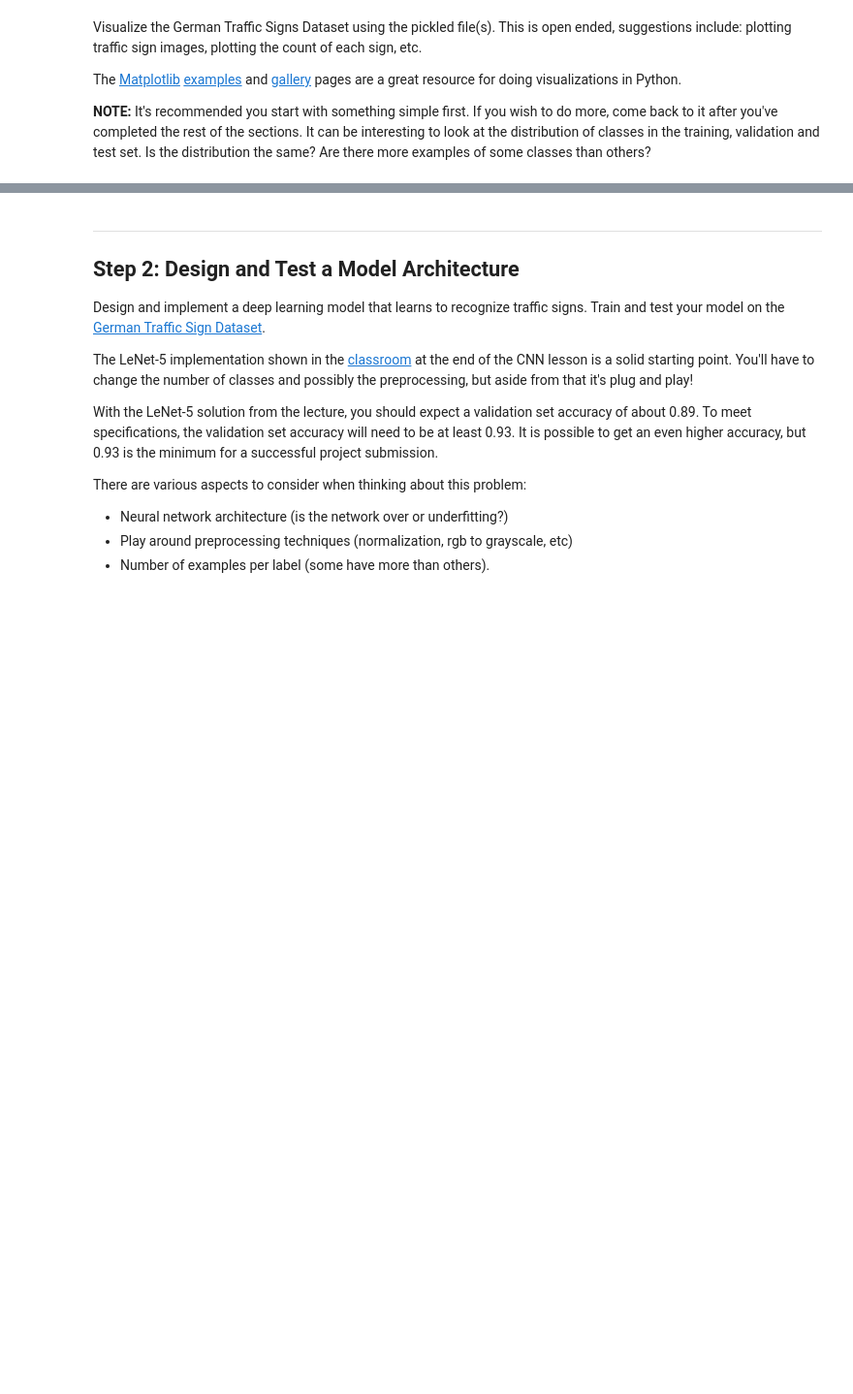
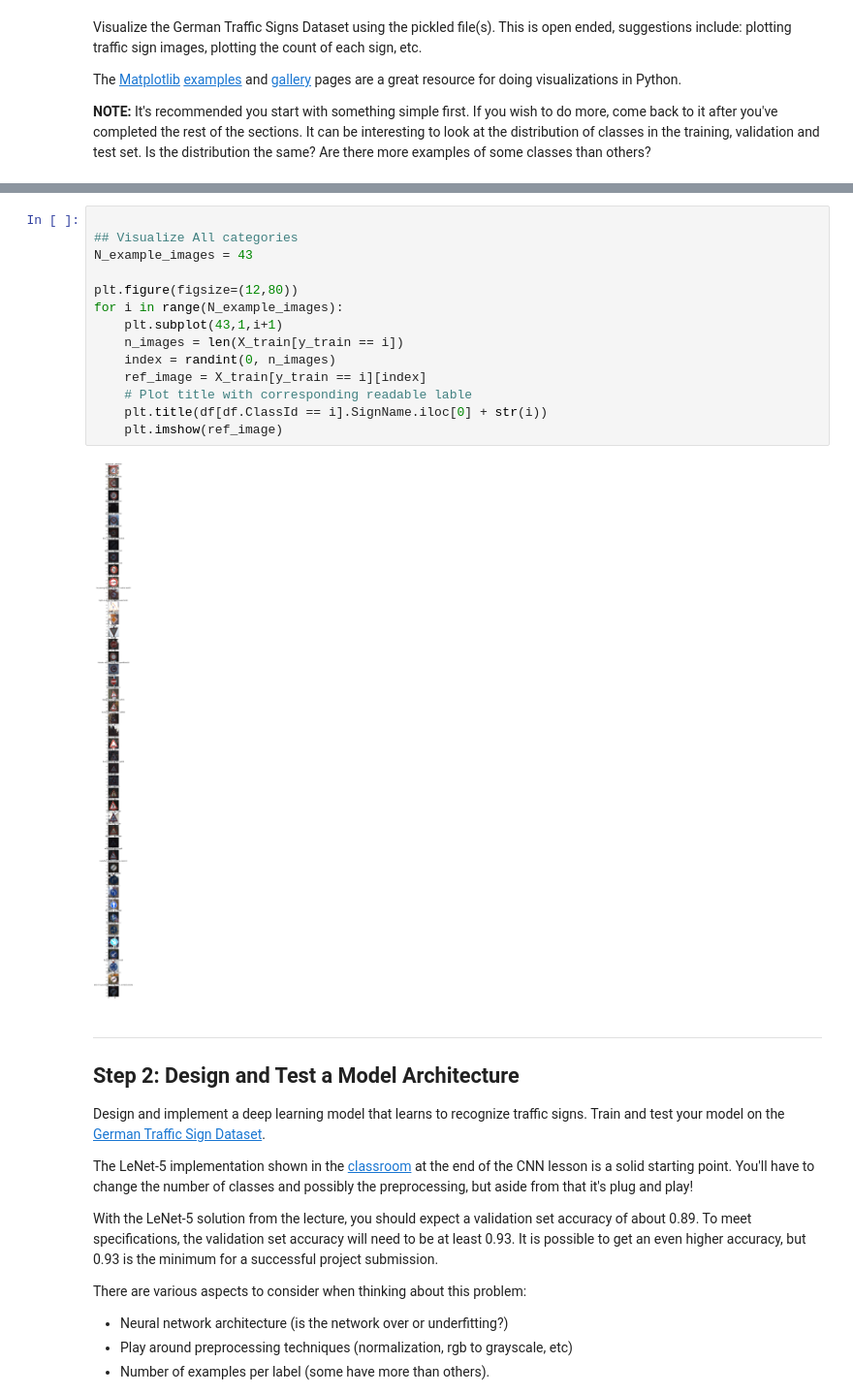
Before and after one commit to Ricram2/Traffic-Sign-Classifier-LeNet-5, a Jupyter notebook: Traffic_Sign_Classifier.ipynb, the cells around one changed output, grey strips where cells are left out. Shown at 97% size. Drawn from its saved outputs; the diff is of its cells as text; blank space fills up the shorter version.

```diff
--- a/Traffic_Sign_Classifier.ipynb
+++ b/Traffic_Sign_Classifier.ipynb
@@ -124,3 +129,19 @@ print(y_train[index])
+# %%
+
+## Visualize All categories
+N_example_images = 43
+
+plt.figure(figsize=(12,80))
+for i in range(N_example_images):
+    plt.subplot(43,1,i+1)
+    n_images = len(X_train[y_train == i])
+    index = randint(0, n_images)
+    ref_image = X_train[y_train == i][index]
+    # Plot title with corresponding readable lable
+    plt.title(df[df.ClassId == i].SignName.iloc[0] + str(i))
+    plt.imshow(ref_image)
+# %% [output]
+[figure, added]
 # %% [markdown]
 ----
 
```
Also changed, not shown: parts of 21 cells of this notebook, 13 other files.
